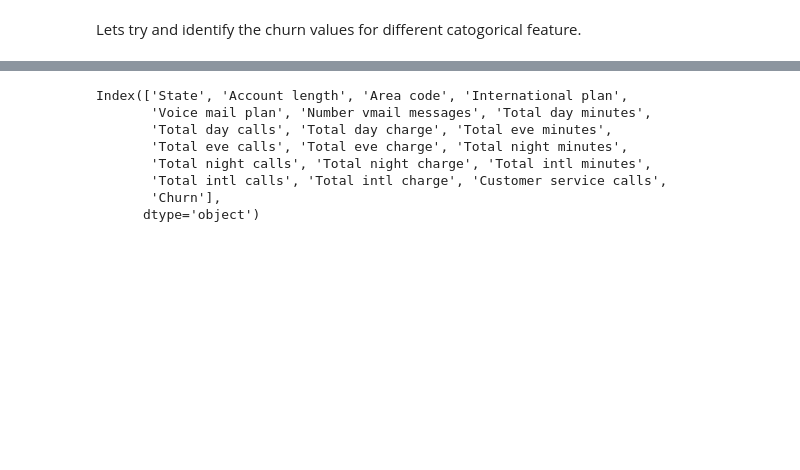
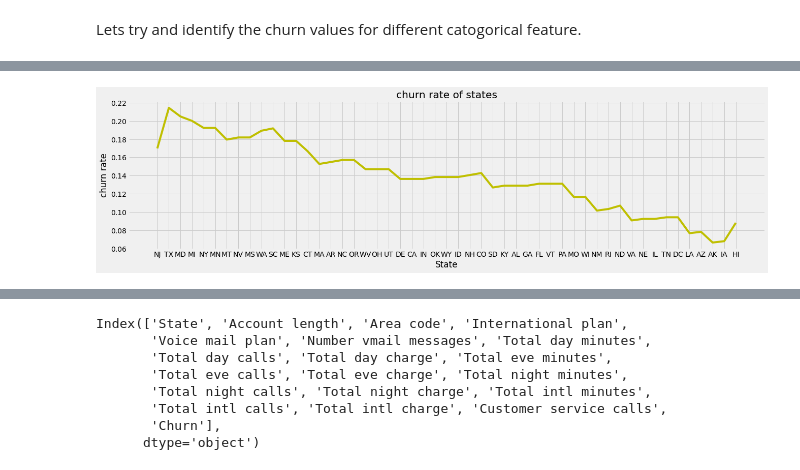
Before and after one commit to ad709kr/capstone_projects-EDA-on-Telecom-churn-analysis, a Jupyter notebook: Telecom_Churn_Analysis_Capstone_Project.ipynb, the cells around one changed output, grey strips where cells are left out. Drawn from its saved outputs; the diff is of its cells as text; code cells hidden in the pictures; blank space fills up the shorter version.

```diff
--- a/Telecom_Churn_Analysis_Capstone_Project.ipynb
+++ b/Telecom_Churn_Analysis_Capstone_Project.ipynb
@@ -172,0 +209,8 @@ histogram_for_pop(data_churn_count)
+# %%
+# lets calculate churn rate for each cotegory
+def churn_rate(total_df,churn_df):
+  return churn_df['count']/total_df['count']
+
+Area_code_churn['churn rate'] = churn_rate(Area_code_df,Area_code_churn)
+int_plan_churn['churn rate'] = churn_rate(int_plan_df,int_plan_churn)
+v_m_p_churn['churn rate'] = churn_rate(v_m_p_df,v_m_p_churn)
@@ -203,0 +238,14 @@ Name: State, dtype: int64
+# %%
+# for state catogory
+state_pop = count_cat_feature(data,col="State")
+state_churn = count_cat_feature(data_churn,col="State")
+state_churn['churn rate'] = churn_rate(state_pop,state_churn)
+# %%
+plt.figure(figsize=(20,5))
+plt.plot(state_churn['State'],state_churn['churn rate'],"y")
+plt.xlabel("State")
+plt.ylabel("churn rate")
+plt.title("churn rate of states")
+plt.show()
+# %% [output]
+[figure, added]
```
Also changed, not shown: parts of 11 cells of this notebook.
